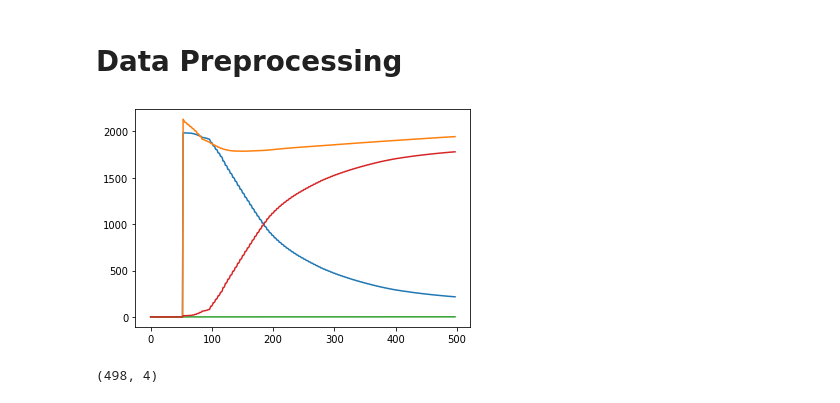
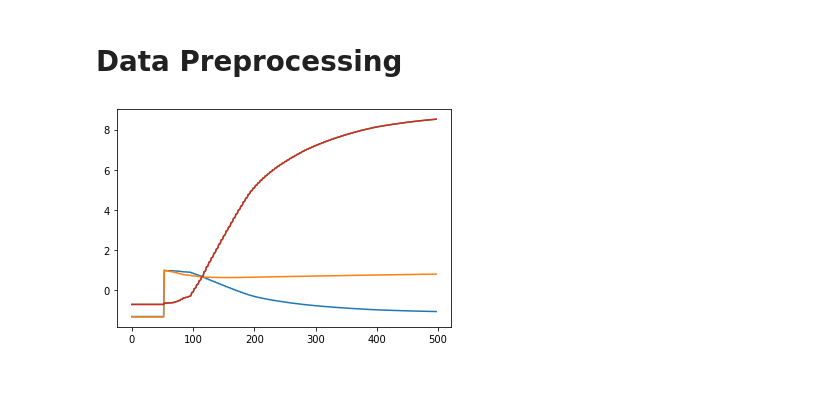
Before and after one commit to Pigrabbit/lstm, a Jupyter notebook: Untitled.ipynb, the cells around one changed output. Cells and saved outputs as stored; diff of their text form; code cells hidden in the pictures.

```diff
--- a/Untitled.ipynb
+++ b/Untitled.ipynb
@@ -72,16 +72,24 @@ plot_single_well(well_dic, 20)
 # Data Preprocessing
 # %%
 dataset = well_dic['20']['1'].values
-plt.plot(dataset)
-plt.show()
+# plt.plot(dataset[:,0], label='WOPR')
+# plt.plot(dataset[:,1], label='WBHP')
+# plt.plot(dataset[:,2], label='WWCT')
+# plt.plot(dataset[:,3], label='WWPR')
+# plt.legend()
+# plt.show()
 data_mean = dataset[:TRAIN_SPLIT].mean(axis=0)
 data_std = dataset[:TRAIN_SPLIT].std(axis=0)
 
+# print(dataset[:147,3])
 dataset = (dataset-data_mean)/data_std
-dataset.shape
+# dataset.shape
+# print(data_mean[3], data_std[3])
+# print(dataset[:147,3])
+plt.plot(dataset)
+plt.show()
 # %% [output]
-[figure, old version]
+[figure, new version]
-(498, 4)
 # %%
 def multivariate_data(dataset, target, start_index, end_index, history_size,
                       target_size, step, single_step=False):
```
Also changed, not shown: parts of 10 cells of this notebook, 1 other file.
